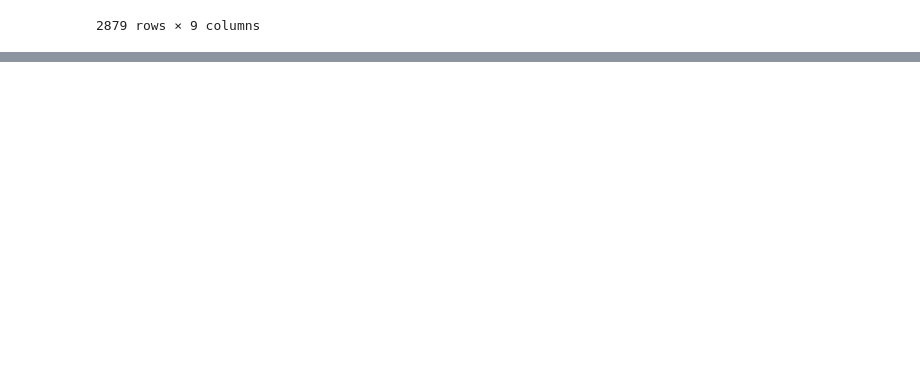
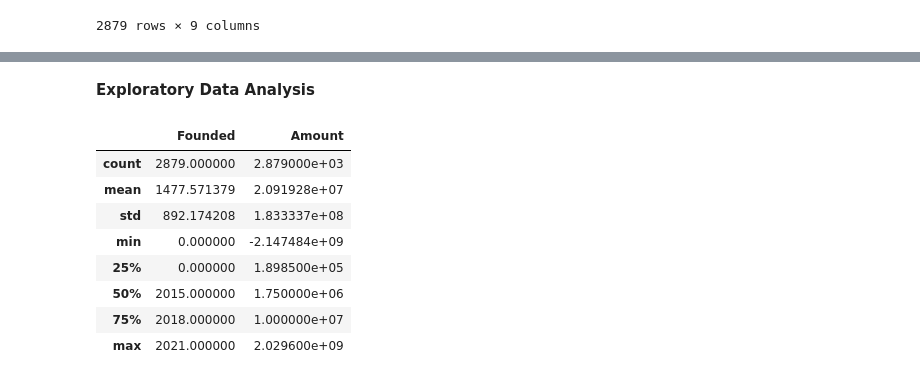
Before and after one commit to Georginahnjeri/Ecosystem-Startup, a Jupyter notebook: Untitled.ipynb, the cells around one changed output, grey strips where cells are left out. Saved outputs shown, nothing was run; the diff lists cells and outputs as text; code cells hidden in the pictures; blank space fills up the shorter version.

Commit message:
summary statistics of concatenated data

```diff
--- a/Untitled.ipynb
+++ b/Untitled.ipynb
@@ -1243,0 +1278,14 @@ concatenated_data
+# %% [markdown]
+**Exploratory Data Analysis**
+# %%
+concatenated_data.describe()
+# %% [output]
+|  | Founded | Amount |
+| count | 2879.000000 | 2.879000e+03 |
+| mean | 1477.571379 | 2.091928e+07 |
+| std | 892.174208 | 1.833337e+08 |
+| min | 0.000000 | -2.147484e+09 |
+| 25% | 0.000000 | 1.898500e+05 |
+| 50% | 2015.000000 | 1.750000e+06 |
+| 75% | 2018.000000 | 1.000000e+07 |
+| max | 2021.000000 | 2.029600e+09 |
```
Also changed, not shown: parts of 2 cells of this notebook.
